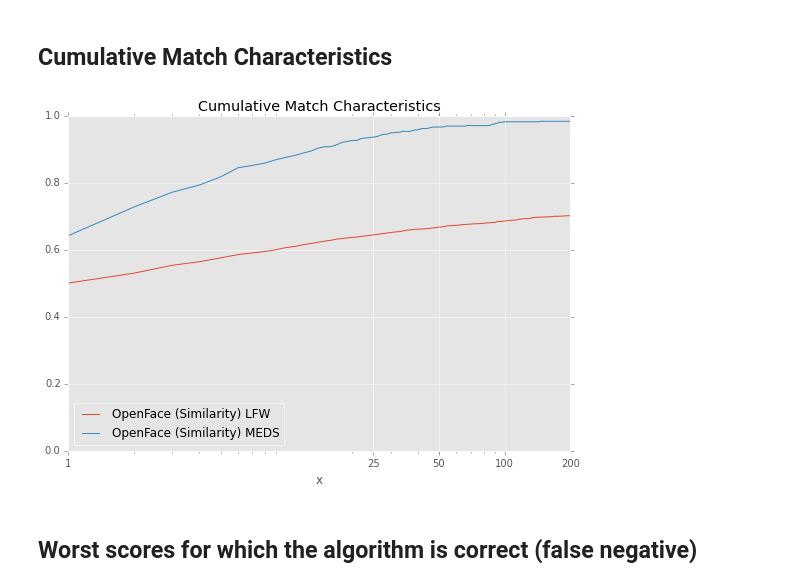
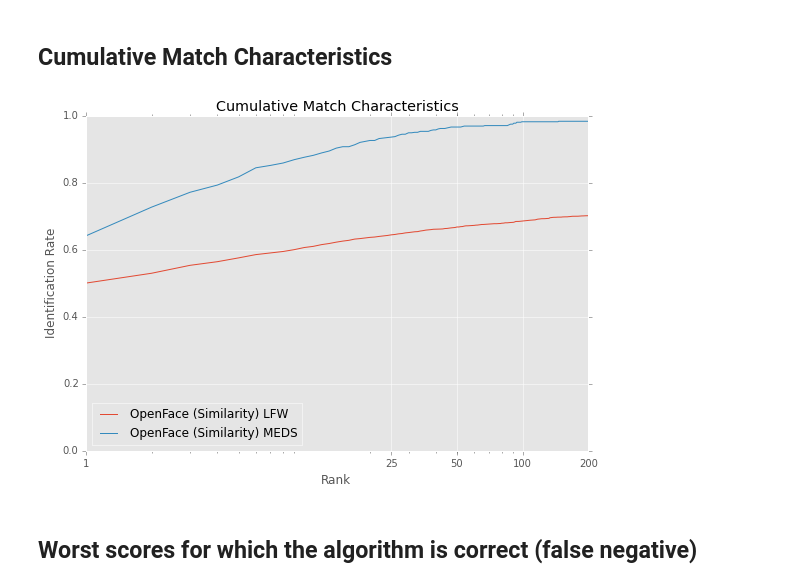
Before and after one commit to clemme/biometricsystems2016-frs, a Jupyter notebook: openface/evaluation/OpenFace_Evaluation.ipynb, the cells around one changed output. Saved outputs shown, nothing was run; the diff lists cells and outputs as text; code cells hidden in the pictures.

```diff
--- a/openface/evaluation/OpenFace_Evaluation.ipynb
+++ b/openface/evaluation/OpenFace_Evaluation.ipynb
@@ -134,12 +136,14 @@ TAR = 0.95      0.548
 # %%
 # CMC
 lwf_cmc_data = pd.DataFrame.from_csv('../probe/cmc_lfw_dataframe.csv')
 meds_cmc_data = pd.DataFrame.from_csv('../probe/cmc_meds_dataframe.csv')
 ax1 = lwf_cmc_data.plot(x='x', title='Cumulative Match Characteristics', figsize=(9,6), logx=True, ylim=(0,1), xticks=[1, 25, 50, 100, 200])
 ax2 = meds_cmc_data.plot(x='x', ax=ax1)
+ax2.set_xlabel('Rank')
+ax2.set_ylabel('Identification Rate')
 ax2.xaxis.set_major_formatter(FormatStrFormatter('%.0f'))
 # %% [output]
-[figure, old version]
+[figure, new version]
 # %% [markdown]
 ## Worst scores for which the algorithm is correct (false negative)
 # %%
```
Also changed, not shown: parts of 1 cell of this notebook.
